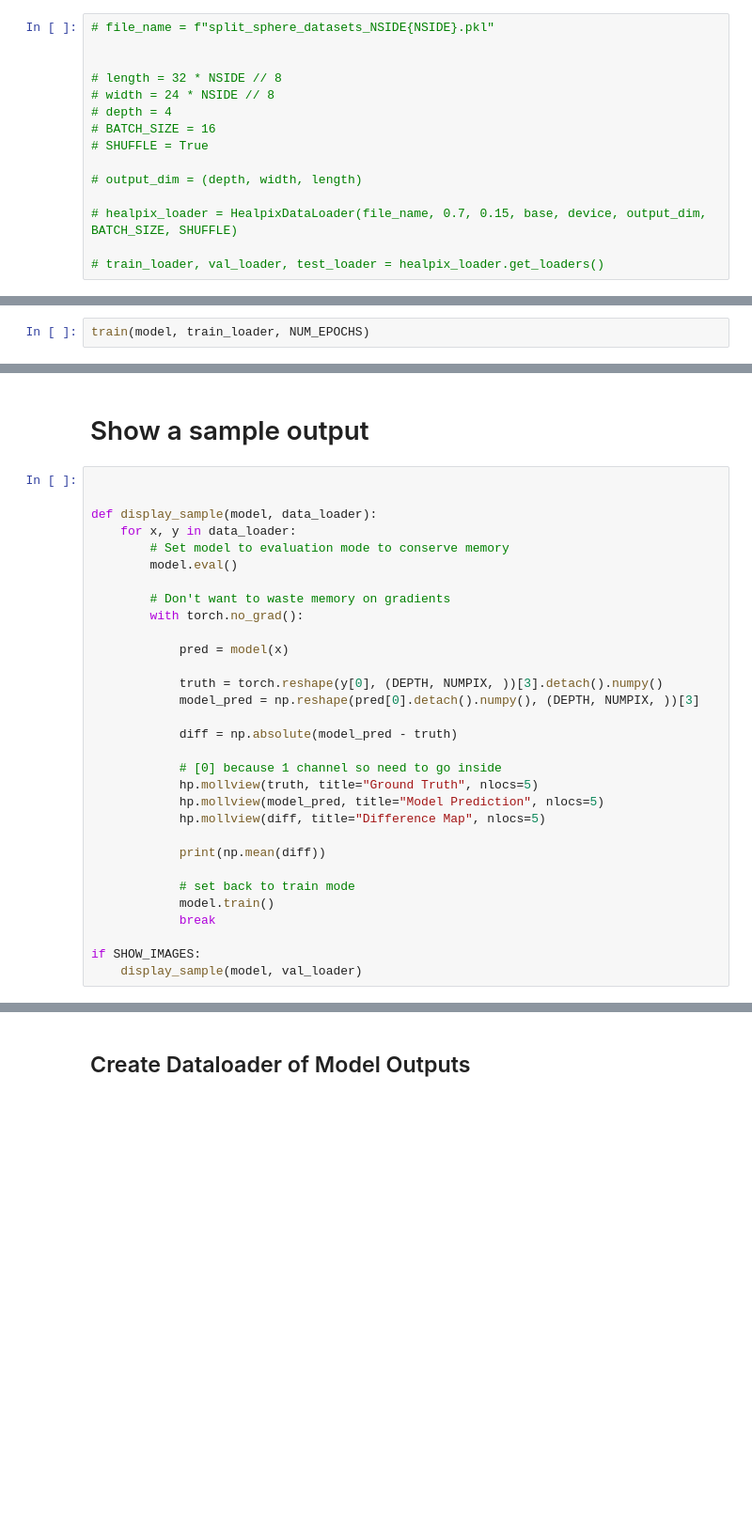
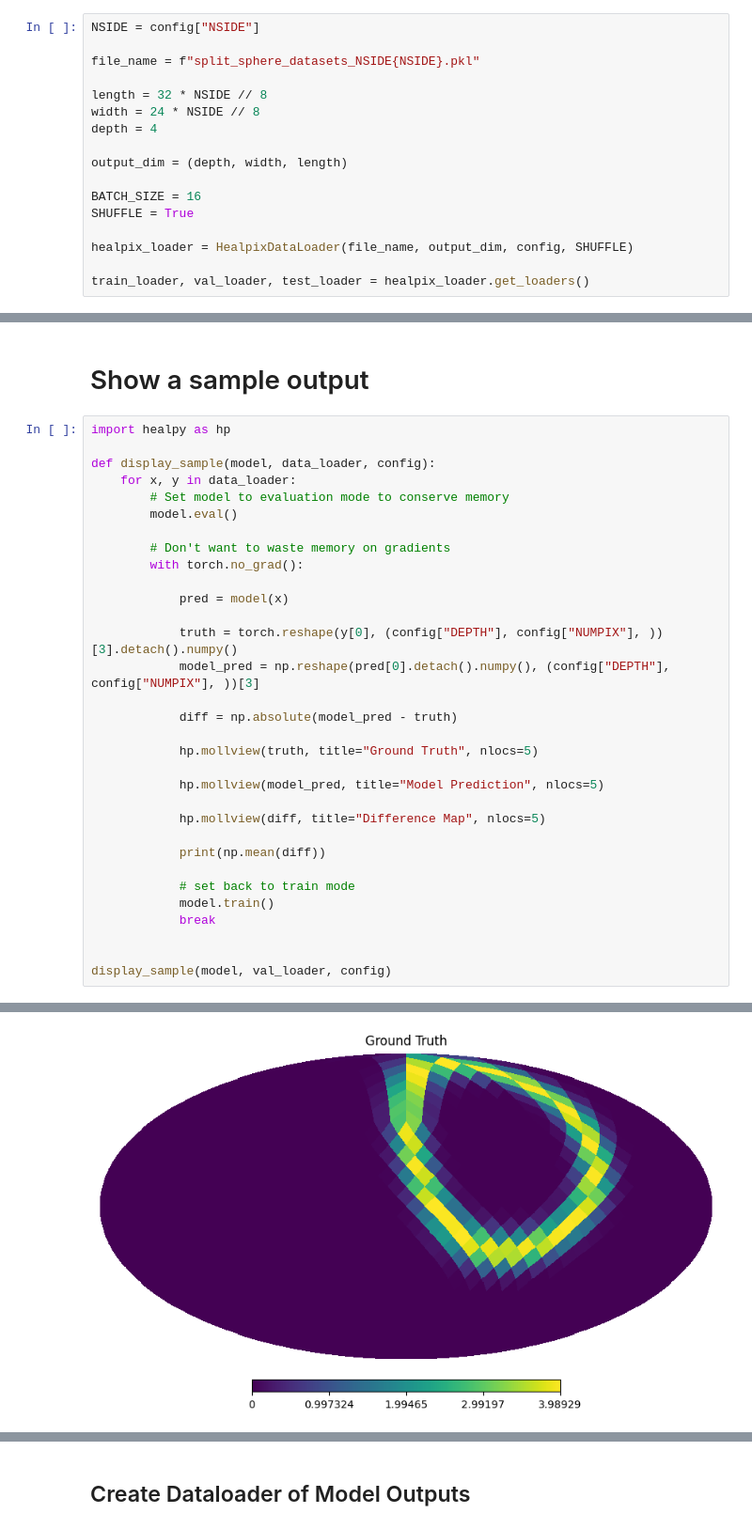
Before and after one commit to zoglauer/nn-response-approximation, a Jupyter notebook: predict-cone.ipynb, the cells around one changed output, grey strips where cells are left out. Shown: that part at 94% size. Drawn from its saved outputs; the diff is of its cells as text; blank space fills up the shorter version.

```diff
--- a/predict-cone.ipynb
+++ b/predict-cone.ipynb
@@ -139,15 +37,17 @@ set_seed(2021)
 # %%
-# file_name = f"split_sphere_datasets_NSIDE{NSIDE}.pkl"
+NSIDE = config["NSIDE"]
 
+file_name = f"split_sphere_datasets_NSIDE{NSIDE}.pkl"
 
-# length = 32 * NSIDE // 8
-# width = 24 * NSIDE // 8
-# depth = 4
-# BATCH_SIZE = 16
-# SHUFFLE = True
+length = 32 * NSIDE // 8
+width = 24 * NSIDE // 8
+depth = 4
 
-# output_dim = (depth, width, length)
+output_dim = (depth, width, length)
 
-# healpix_loader = HealpixDataLoader(file_name, 0.7, 0.15, base, device, output_dim, BATCH_SIZE, SHUFFLE)
+BATCH_SIZE = 16
+SHUFFLE = True
 
-# train_loader, val_loader, test_loader = healpix_loader.get_loaders()
+healpix_loader = HealpixDataLoader(file_name, output_dim, config, SHUFFLE)
+
+train_loader, val_loader, test_loader = healpix_loader.get_loaders()
@@ -484,4 +99,2 @@ def train(model, train_loader, NUM_EPOCHS):
 # %% [markdown]
 # Train Model
-# %%
-train(model, train_loader, NUM_EPOCHS)
@@ -504,9 +144,9 @@ plt.plot(val_loss_hist[:])
 # %% [markdown]
 # Show a sample output
 # %%
+import healpy as hp
 
-
-def display_sample(model, data_loader):
+def display_sample(model, data_loader, config):
     for x, y in data_loader:
         # Set model to evaluation mode to conserve memory
         model.eval()
@@ -516,14 +156,15 @@ def display_sample(model, data_loader):
 
             pred = model(x)
 
-            truth = torch.reshape(y[0], (DEPTH, NUMPIX, ))[3].detach().numpy()
-            model_pred = np.reshape(pred[0].detach().numpy(), (DEPTH, NUMPIX, ))[3]
+            truth = torch.reshape(y[0], (config["DEPTH"], config["NUMPIX"], ))[3].detach().numpy()
+            model_pred = np.reshape(pred[0].detach().numpy(), (config["DEPTH"], config["NUMPIX"], ))[3]
 
             diff = np.absolute(model_pred - truth)
 
-            # [0] because 1 channel so need to go inside
             hp.mollview(truth, title="Ground Truth", nlocs=5)
+
             hp.mollview(model_pred, title="Model Prediction", nlocs=5)
+
             hp.mollview(diff, title="Difference Map", nlocs=5)
 
             print(np.mean(diff))
@@ -532,5 +173,6 @@ def display_sample(model, data_loader):
             model.train()
             break
 
-if SHOW_IMAGES:
-    display_sample(model, val_loader)
+
+display_sample(model, val_loader, config)
+# %% [output]
@@ -536,0 +180 @@ if SHOW_IMAGES:
+[figure, added]
```
Also changed, not shown: parts of 39 cells of this notebook, 1 other file.
